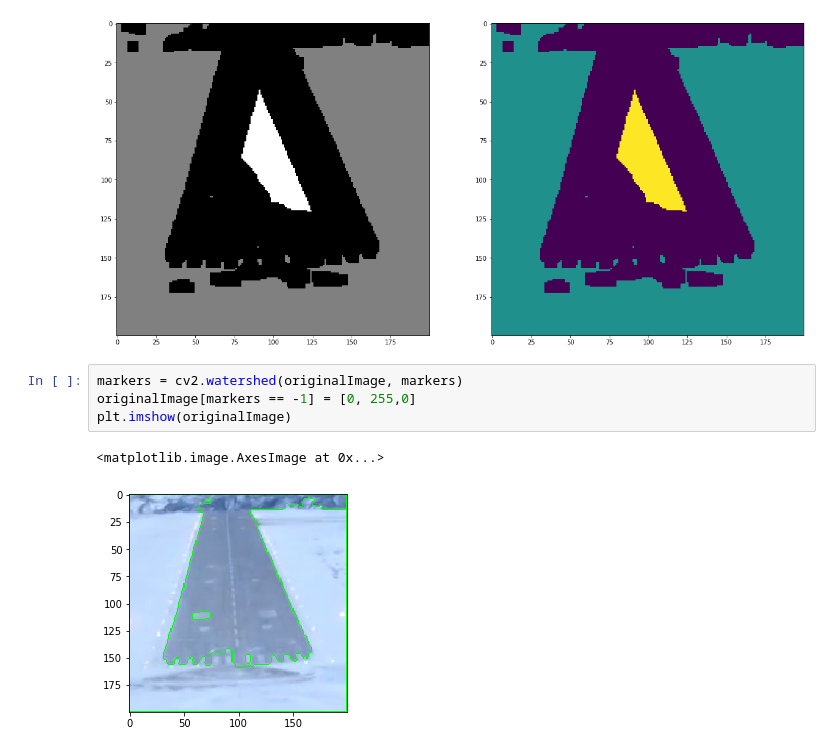
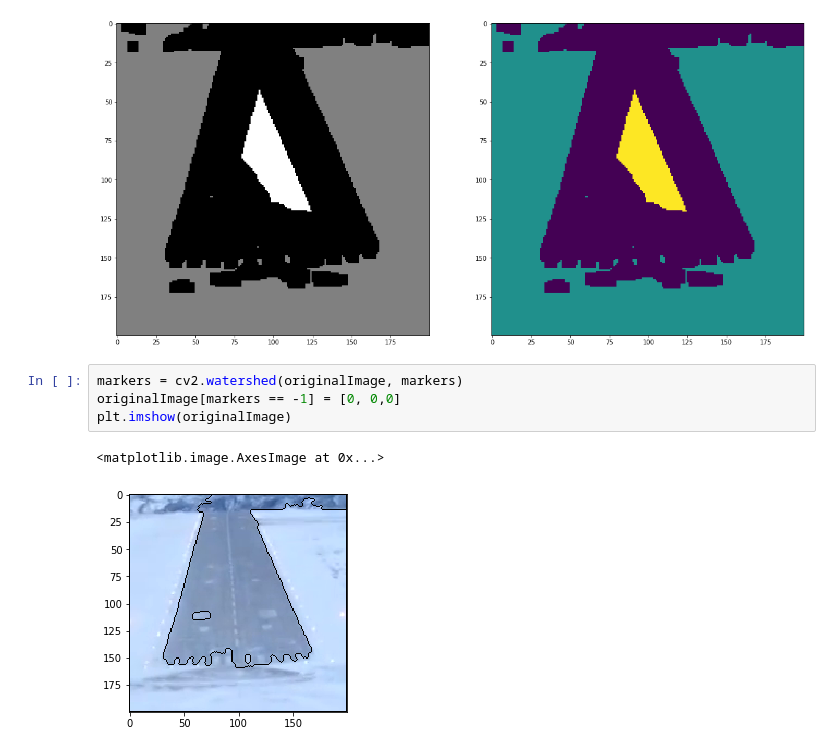
Before and after one commit to L0rd1k/FreeTimeCraft, a Jupyter notebook: CValgorithms/Watershed Algorithm_Segmentation.ipynb, the cells around one changed output. Saved outputs shown, nothing was run; the diff lists cells and outputs as text.

```diff
--- a/CValgorithms/Watershed Algorithm_Segmentation.ipynb
+++ b/CValgorithms/Watershed Algorithm_Segmentation.ipynb
@@ -68,8 +68,8 @@ plt.imshow(markers)
 [figure]
 # %%
 markers = cv2.watershed(originalImage, markers)
-originalImage[markers == -1] = [0, 255,0]
+originalImage[markers == -1] = [0, 0,0]
 plt.imshow(originalImage)
 # %% [output]
 <matplotlib.image.AxesImage at 0x...>
-[figure, old version]
+[figure, new version]
```
Also changed, not shown: 2 other files.
